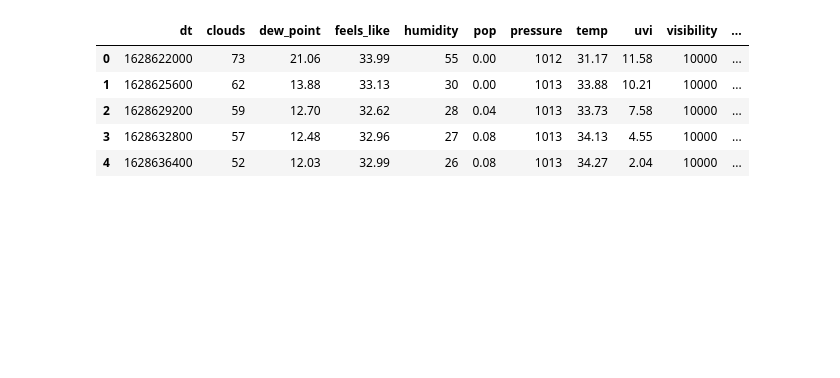
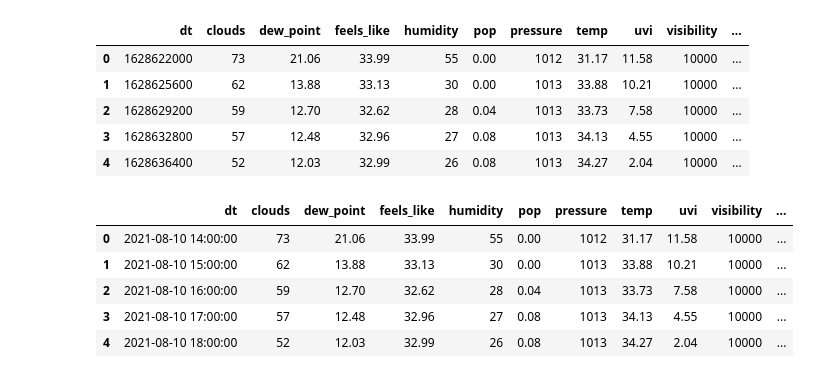
Before and after one commit to yokharian/mini_proyecto_next-e, a Jupyter notebook: data_study2.ipynb, the cells around one changed output. Cells and saved outputs as stored; diff of their text form; code cells hidden in the pictures; blank space fills up the shorter version.

```diff
--- a/data_study2.ipynb
+++ b/data_study2.ipynb
@@ -1365,6 +1367,17 @@ df.head()
 | 2 | 1628629200 | 59 | 12.70 | 32.62 | 28 | 0.04 | 1013 | 33.73 | 7.58 | 10000 | ... |
 | 3 | 1628632800 | 57 | 12.48 | 32.96 | 27 | 0.08 | 1013 | 34.13 | 4.55 | 10000 | ... |
 | 4 | 1628636400 | 52 | 12.03 | 32.99 | 26 | 0.08 | 1013 | 34.27 | 2.04 | 10000 | ... |
+# %%
+DATETIME_FORMAT = "%Y-%m-%d %H:%M:%S"
+df['dt'] = df['dt'].apply(lambda x:datetime.fromtimestamp(x).strftime(DATETIME_FORMAT))
+df.head()
+# %% [output]
+|  | dt | clouds | dew_point | feels_like | humidity | pop | pressure | temp | uvi | visibility | ... |
+| 0 | 2021-08-10 14:00:00 | 73 | 21.06 | 33.99 | 55 | 0.00 | 1012 | 31.17 | 11.58 | 10000 | ... |
+| 1 | 2021-08-10 15:00:00 | 62 | 13.88 | 33.13 | 30 | 0.00 | 1013 | 33.88 | 10.21 | 10000 | ... |
+| 2 | 2021-08-10 16:00:00 | 59 | 12.70 | 32.62 | 28 | 0.04 | 1013 | 33.73 | 7.58 | 10000 | ... |
+| 3 | 2021-08-10 17:00:00 | 57 | 12.48 | 32.96 | 27 | 0.08 | 1013 | 34.13 | 4.55 | 10000 | ... |
+| 4 | 2021-08-10 18:00:00 | 52 | 12.03 | 32.99 | 26 | 0.08 | 1013 | 34.27 | 2.04 | 10000 | ... |
 # %%
 df[['clouds','dt']].plot(x='dt',y='clouds')
 # %% [output]
```
Also changed, not shown: parts of 6 cells of this notebook.
